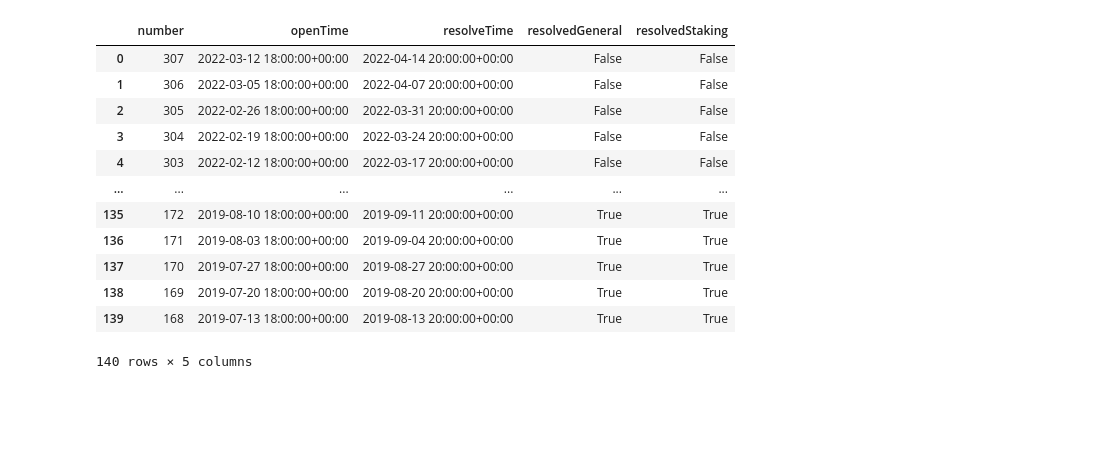
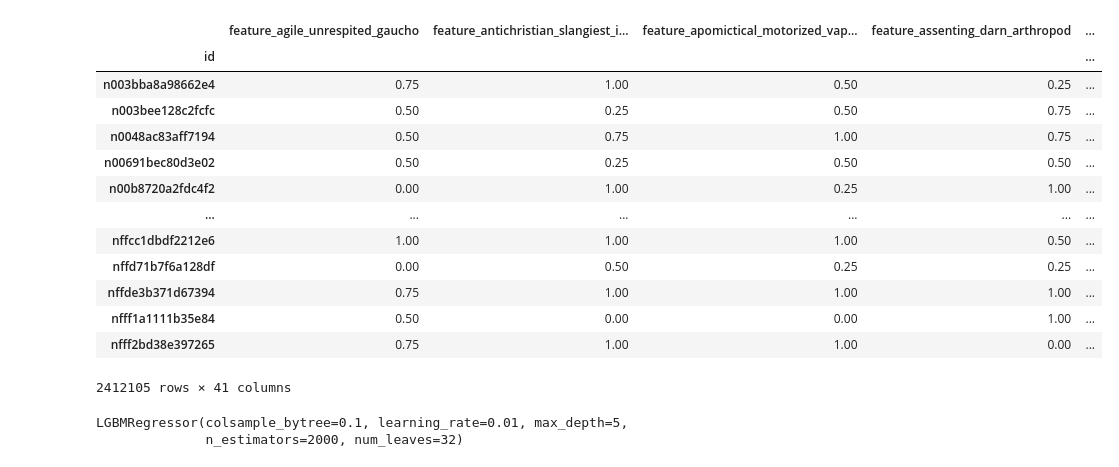
Before and after one commit to goldinger/numerai-tournament, a Jupyter notebook: Exploration.ipynb, the cells around one changed output. Saved outputs shown, nothing was run; the diff lists cells and outputs as text; code cells hidden in the pictures; blank space fills up the shorter version.

Commit message:
working example

```diff
--- a/Exploration.ipynb
+++ b/Exploration.ipynb
@@ -24,4 +26,16 @@ ModuleNotFoundError: No module named 'scipy'
 public_id = os.environ.get("NUMERAI_PUBLIC_KEY")
 secret_key = os.environ.get("NUMERAI_SECRET_KEY")
 napi = numerapi.NumerAPI(public_id, secret_key)
+# %%
+current_round = napi.get_current_round()
+TRAINING_DATA_FILE = "data/training_data.parquet"
+TOURNAMENT_DATA_FILE = f"data/tournament_data_{current_round}.parquet"
+VALIDATION_DATA_FILE = "data/validation_data.parquet"
+EXAMPLE_VALIDATION_PREDICTIONS_FILE = "data/example_validation_predictions.parquet"
+FEATURES_FILE = "data/features.json"
+
+MODEL_NAME = "target_model"
+TARGET_MODEL_FILE = f"output/{MODEL_NAME}"
+VALIDATION_PREDICTIONS_FILE = f"output/validation_predictions_{current_round}.csv"
+TOURNAMENT_PREDICTIONS_FILE = f"output/tournament_predictions_{current_round}.csv"
 # %%
@@ -77,16 +72,19 @@ new round has started within the last 24hours!
-# %%
-pd.DataFrame(all_competitions)
-# %% [output]
-|  | number | openTime | resolveTime | resolvedGeneral | resolvedStaking |
-| 0 | 307 | 2022-03-12 18:00:00+00:00 | 2022-04-14 20:00:00+00:00 | False | False |
-| 1 | 306 | 2022-03-05 18:00:00+00:00 | 2022-04-07 20:00:00+00:00 | False | False |
-| 2 | 305 | 2022-02-26 18:00:00+00:00 | 2022-03-31 20:00:00+00:00 | False | False |
-| 3 | 304 | 2022-02-19 18:00:00+00:00 | 2022-03-24 20:00:00+00:00 | False | False |
-| 4 | 303 | 2022-02-12 18:00:00+00:00 | 2022-03-17 20:00:00+00:00 | False | False |
-| ... | ... | ... | ... | ... | ... |
-| 135 | 172 | 2019-08-10 18:00:00+00:00 | 2019-09-11 20:00:00+00:00 | True | True |
-| 136 | 171 | 2019-08-03 18:00:00+00:00 | 2019-09-04 20:00:00+00:00 | True | True |
-| 137 | 170 | 2019-07-27 18:00:00+00:00 | 2019-08-27 20:00:00+00:00 | True | True |
-| 138 | 169 | 2019-07-20 18:00:00+00:00 | 2019-08-20 20:00:00+00:00 | True | True |
-| 139 | 168 | 2019-07-13 18:00:00+00:00 | 2019-08-13 20:00:00+00:00 | True | True |
-140 rows × 5 columns
+# %%
+# note: sometimes when trying to read the downloaded data you get an error about invalid magic parquet bytes...
+# if so, delete the file and rerun the napi.download_dataset to fix the corrupted file
+training_data = pd.read_parquet(TRAINING_DATA_FILE, columns=read_columns)
+# %% [output]
+|  | feature_agile_unrespited_gaucho | feature_antichristian_slangiest_i... | feature_apomictical_motorized_vap... | feature_assenting_darn_arthropod | ... |
+| id |  |  |  |  | ... |
+| n003bba8a98662e4 | 0.75 | 1.00 | 0.50 | 0.25 | ... |
+| n003bee128c2fcfc | 0.50 | 0.25 | 0.50 | 0.75 | ... |
+| n0048ac83aff7194 | 0.50 | 0.75 | 1.00 | 0.75 | ... |
+| n00691bec80d3e02 | 0.50 | 0.25 | 0.50 | 0.50 | ... |
+| n00b8720a2fdc4f2 | 0.00 | 1.00 | 0.25 | 1.00 | ... |
+| ... | ... | ... | ... | ... | ... |
+| nffcc1dbdf2212e6 | 1.00 | 1.00 | 1.00 | 0.50 | ... |
+| nffd71b7f6a128df | 0.00 | 0.50 | 0.25 | 0.25 | ... |
+| nffde3b371d67394 | 0.75 | 1.00 | 1.00 | 1.00 | ... |
+| nfff1a1111b35e84 | 0.50 | 0.00 | 0.00 | 1.00 | ... |
+| nfff2bd38e397265 | 0.75 | 1.00 | 1.00 | 0.00 | ... |
+2412105 rows × 41 columns
@@ -92,0 +102,21 @@ pd.DataFrame(all_competitions)
+# %%
+params = {"n_estimators": 2000,
+            "learning_rate": 0.01,
+            "max_depth": 5,
+            "num_leaves": 2 ** 5,
+            "colsample_bytree": 0.1}
+
+# spinner = Halo(text='', spinner='dots')
+model = LGBMRegressor(**params)
+
+# train on all of train and save the model so we don't have to train next time
+# spinner.start('Training model')
+model.fit(training_data.filter(like='feature_', axis='columns'),
+            training_data[TARGET_COL])
+# print(f"saving new model: {TARGET_MODEL_FILE}")
+# save_model(model, TARGET_MODEL_FILE)
+# spinner.succeed()
+gc.collect()
+# %% [output]
+LGBMRegressor(colsample_bytree=0.1, learning_rate=0.01, max_depth=5,
+              n_estimators=2000, num_leaves=32)
```
Also changed, not shown: parts of 16 cells of this notebook, 1 other file.
